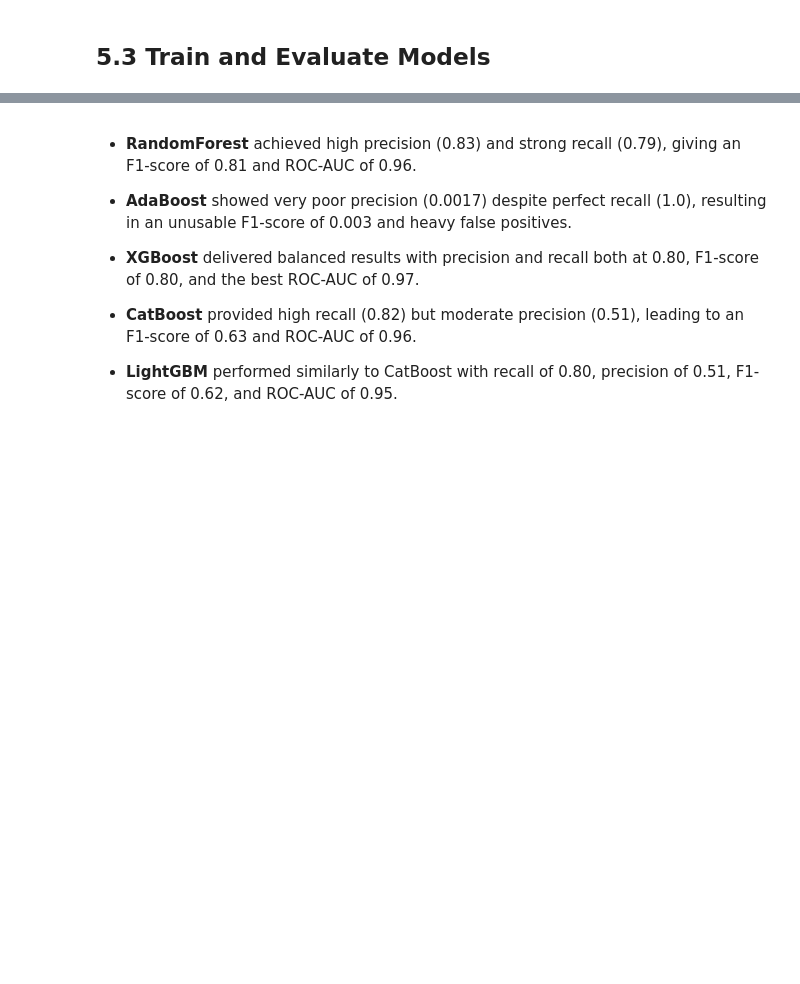
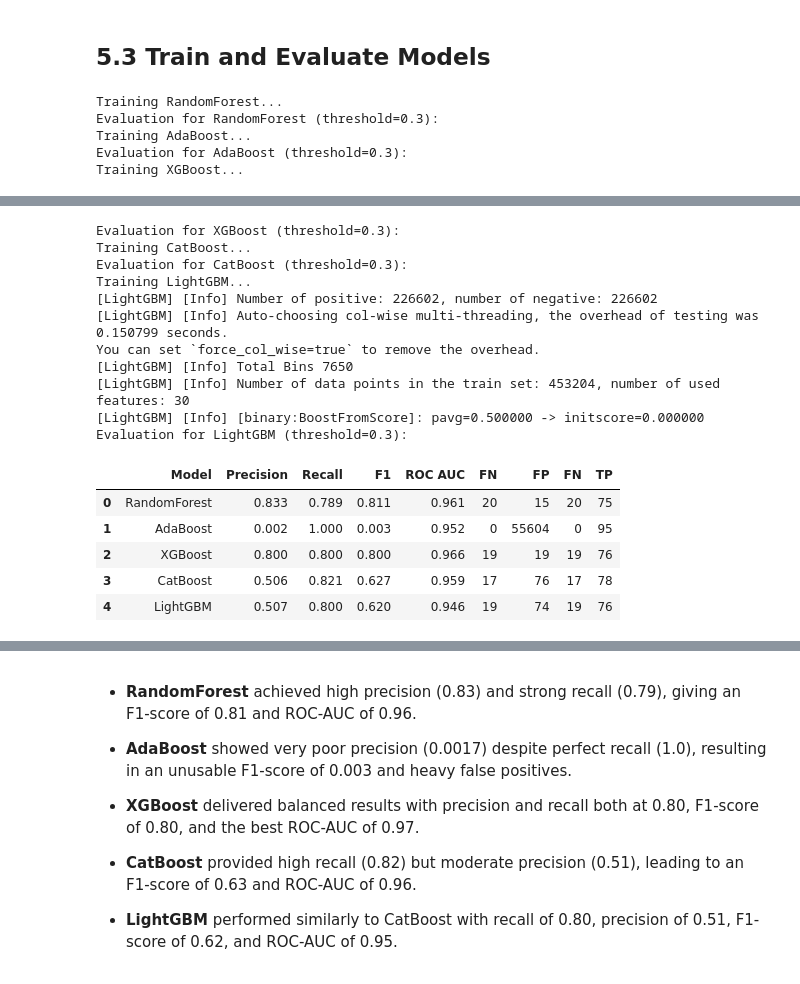
Before and after one commit to rixwan-khan/Credit_Card_Fraud_Detection, a Jupyter notebook: credit_card_fraud_detection.ipynb, the cells around one changed output, grey strips where cells are left out. Cells and saved outputs as stored; diff of their text form; code cells hidden in the pictures; blank space fills up the shorter version.

Commit message:
Evaluation

```diff
--- a/credit_card_fraud_detection.ipynb
+++ b/credit_card_fraud_detection.ipynb
@@ -449,25 +449,57 @@ dtype: int64
 ## **5.2 Defining Tree based Models**
 # %%
 models = {
-    'RandomForest': RandomForestClassifier(n_estimators=100, random_state=42),
+    'RandomForest': RandomForestClassifier(n_estimators=100, random_state=42, n_jobs=-1),
     'AdaBoost': AdaBoostClassifier(n_estimators=100, random_state=42),
-    'XGBoost': XGBClassifier(use_label_encoder=False, eval_metric='logloss',
-                             random_state=42),
+    'XGBoost': XGBClassifier(use_label_encoder=False, eval_metric='logloss', random_state=42, n_jobs=-1),
     'CatBoost': CatBoostClassifier(verbose=0, random_state=42),
-    'LightGBM': LGBMClassifier(random_state=42)
+    'LightGBM': LGBMClassifier(random_state=42, n_jobs=-1)
 }
 # %% [markdown]
 ## **5.3 Train and Evaluate Models**
 # %%
+# evaluation model
 def evaluate_model(model, X_test, y_test, threshold=0.3):
   y_probs = model.predict_proba(X_test)[:,1]
-  y_pred = (y_probs>= threshold).astype(int)
+  y_pred = (y_probs >=threshold).astype(int)
 
-  precision = precision_score(y_test, y_pred)
+  precision = precision_score(y_test, y_pred, zero_division=0)
   recall = recall_score(y_test, y_pred)
   f1 = f1_score(y_test, y_pred)
   roc_auc = roc_auc_score(y_test, y_probs)
+  cm = confusion_matrix(y_test, y_pred)
 
-  print(f'Precision: {precision:.4f}, Recall: {recall:.4f}, F1-Score: {f1:.4f}, ROC_AUC: {roc_auc:.4f}')
+  result = {
+      'Model': name,
+      'Precision': round(precision,3),
+      'Recall': round(recall,3),
+      'F1': round(f1,3),
+      'ROC AUC': round(roc_auc,3),
+      'TN': cm[0,0],
+      'FP': cm[0,1],
+      'FN': cm[1,0],
+      'TP': cm[1,1]
+    }
 
-  print('Confusion Matrix:\n', confusion_matrix(y_test, y_pred))
+  return result
+# %%
+model_results = []
+# Model Training and Evaluation
+for name, model in models.items():
+  print(f'Training {name}...')
+  model.fit(X_train_balanced, y_train_balanced)
+  print(f'Evaluation for {name} (threshold=0.3):')
+  metrics = evaluate_model(model, X_test, y_test, threshold=0.3)
+  model_results.append(metrics)
+
+#Dataframe
+model_results_df = pd.DataFrame(model_results)
+model_results_df = model_results_df[['Model', 'Precision', 'Recall', 'F1', 'ROC AUC', 'FN', 'FP', 'FN', 'TP']]
+
+model_results_df
+# %% [output]
+Training RandomForest...
+Evaluation for RandomForest (threshold=0.3):
+Training AdaBoost...
+Evaluation for AdaBoost (threshold=0.3):
+Training XGBoost...
@@ -474,3 +508,20 @@ def evaluate_model(model, X_test, y_test, threshold=0.3):
+Evaluation for XGBoost (threshold=0.3):
+Training CatBoost...
+Evaluation for CatBoost (threshold=0.3):
+Training LightGBM...
+[LightGBM] [Info] Number of positive: 226602, number of negative: 226602
+[LightGBM] [Info] Auto-choosing col-wise multi-threading, the overhead of testing was 0.150799 seconds.
+You can set `force_col_wise=true` to remove the overhead.
+[LightGBM] [Info] Total Bins 7650
+[LightGBM] [Info] Number of data points in the train set: 453204, number of used features: 30
+[LightGBM] [Info] [binary:BoostFromScore]: pavg=0.500000 -> initscore=0.000000
+Evaluation for LightGBM (threshold=0.3):
+|  | Model | Precision | Recall | F1 | ROC AUC | FN | FP | FN | TP |
+| 0 | RandomForest | 0.833 | 0.789 | 0.811 | 0.961 | 20 | 15 | 20 | 75 |
+| 1 | AdaBoost | 0.002 | 1.000 | 0.003 | 0.952 | 0 | 55604 | 0 | 95 |
+| 2 | XGBoost | 0.800 | 0.800 | 0.800 | 0.966 | 19 | 19 | 19 | 76 |
+| 3 | CatBoost | 0.506 | 0.821 | 0.627 | 0.959 | 17 | 76 | 17 | 78 |
+| 4 | LightGBM | 0.507 | 0.800 | 0.620 | 0.946 | 19 | 74 | 19 | 76 |
 # %%
 for name, model in models.items():
   print(f'Training {name}...')
```
Also changed, not shown: parts of 7 cells of this notebook.
